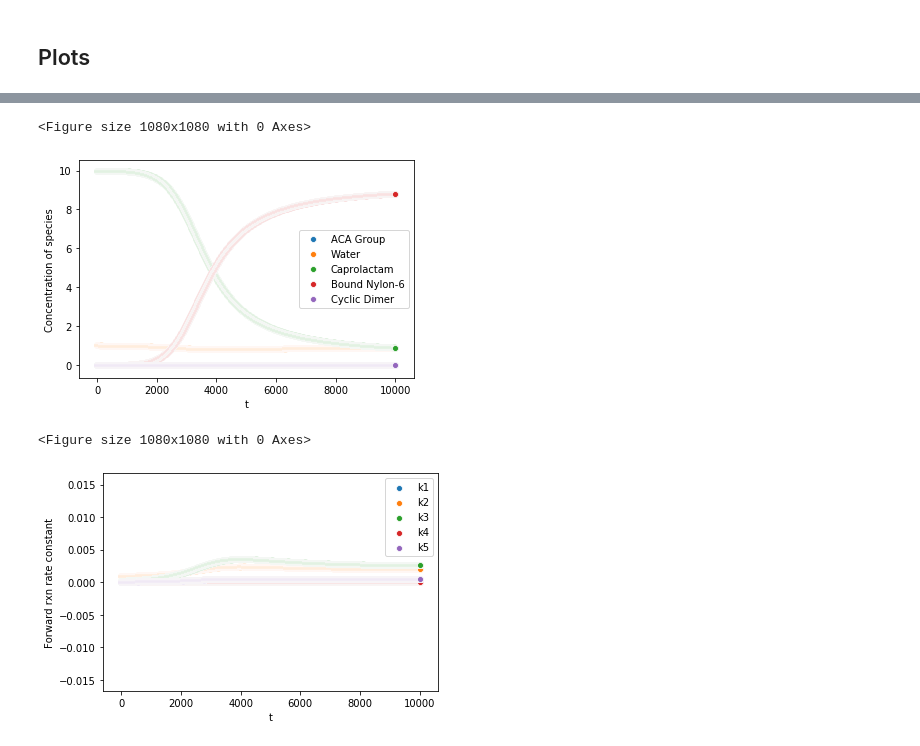
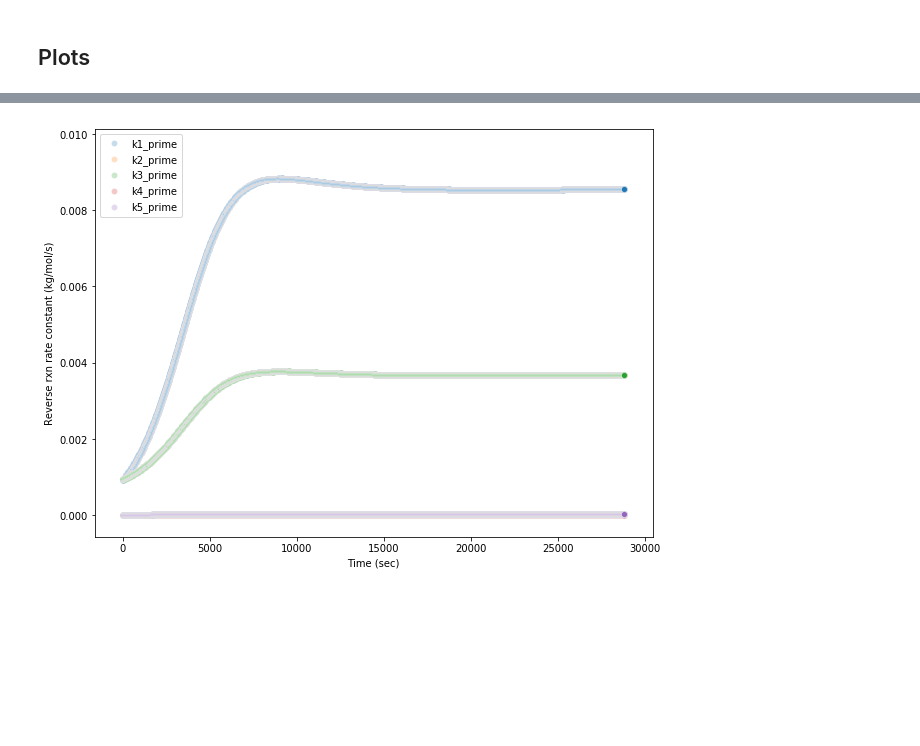
Before and after one commit to cir26/batch-sim, a Jupyter notebook: FiniteDiff_Nylon6_SIM.ipynb, the cells around one changed output, grey strips where cells are left out. Saved outputs shown, nothing was run; the diff lists cells and outputs as text; code cells hidden in the pictures; blank space fills up the shorter version.

```diff
--- a/FiniteDiff_Nylon6_SIM.ipynb
+++ b/FiniteDiff_Nylon6_SIM.ipynb
@@ -176,5 +213,5 @@ k5_prime[0]=k5[0]/exp((delS[5]-(delH[5]/T))/R_const)
 # %%
-# solve difference eqns & store for each time-step
+# solve difference eqns & store each time-step
 for i in range(len(t)-1):
     W[i+1]=nextW(dt,i)
     CL[i+1]=nextCL(dt,i)
@@ -188,6 +225,11 @@ for i in range(len(t)-1):
     TAA[i+1]=nextTAA(dt,i)
     TCHA[i+1]=nextTCHA(dt,i)
 
+    polymer_mass[i+1] = total_mass*((P_1[i+1]*MW['P_1'])+(BACA[i+1]*MW['BACA'])+(TCHA[i+1]*MW['TCHA'])+(TAA[i+1]*MW['TAA'])+(TNH2[i+1]*MW['TNH2'])+(TCOOH[i+1]*MW['TCOOH']))
+    byproduct_mass[i+1] = total_mass*(CD[i+1]*MW['CD']) # kg
+    water_mass[i+1] = total_mass*(W[i+1]*MW['W']) # kg
+
+    m_n[i+1]=next_mn(i+1)
     x_n[i+1]=next_xn(i+1)
 
     k1[i+1]=nextk(1,i+1)
@@ -201,6 +243,15 @@ for i in range(len(t)-1):
     k3_prime[i+1]=nextk_prime(3,i+1)
     k4_prime[i+1]=nextk_prime(4,i+1)
     k5_prime[i+1]=nextk_prime(5,i+1)
+# %%
+# mass fraction of polymer, water, and caprolactam
+X_w=[0]*N
+X_p=[0]*N
+X_c=[0]*N
+for i in range(len(t)):
+    X_p[i] = (P_1[i]*MW['P_1'])+(BACA[i]*MW['BACA']+TCHA[i]*MW['TCHA'])+(TAA[i]*MW['TAA']+(TNH2[i]*MW['TNH2'])+(TCOOH[i]*MW['TCOOH'])) # kg of polymer / total kg
+    X_w[i] = (W[i]*MW['W'])
+    X_c[i] = (CL[i]*MW['CL'])
 # %%
 df = pd.DataFrame({'t':t,
                   'W':W,
@@ -223,4 +274,12 @@ df = pd.DataFrame({'t':t,
                   'k2_prime':k2_prime,
                   'k3_prime':k3_prime,
                   'k4_prime':k4_prime,
-                  'k5_prime':k5_prime})
+                  'k5_prime':k5_prime,
+                  'X_p':X_p,
+                  'X_w':X_w,
+                  'X_c':X_c,
+                  'x_n':x_n,
+                  'm_n':m_n,
+                  'polymer_mass':polymer_mass,
+                  'byproduct_mass':byproduct_mass,
+                  'water_mass':water_mass})
@@ -229,30 +393,15 @@ df = pd.DataFrame({'t':t,
 # %%
-# plot concentration as a function of time for each significant species
-plt.figure(figsize=(15,15))
-fig,ax = plt.subplots()
-sns.scatterplot(x="t", y="P_1", data=df, ax=ax,label="ACA Group")
-sns.scatterplot(x="t", y="W", data=df,ax=ax,label="Water")
-sns.scatterplot(x="t", y="CL", data=df,ax=ax,label="Caprolactam")
-sns.scatterplot(x="t", y="BACA", data=df,ax=ax,label="Bound Nylon-6")
-sns.scatterplot(x="t", y="CD", data=df,ax=ax,label="Cyclic Dimer")
-plt.ylabel("Concentration of species")
+# plot reverse rxn rate constants
+fig, ax = plt.subplots(figsize=(10,7.5))
+sns.scatterplot(x="t", y="k1_prime", data=df, ax=ax,label="k1_prime",alpha=0.25)
+sns.scatterplot(x="t", y="k2_prime", data=df,ax=ax,label="k2_prime",alpha=0.25)
+sns.scatterplot(x="t", y="k3_prime", data=df,ax=ax,label="k3_prime",alpha=0.25)
+sns.scatterplot(x="t", y="k4_prime", data=df,ax=ax,label="k4_prime",alpha=0.25)
+sns.scatterplot(x="t", y="k5_prime", data=df,ax=ax,label="k5_prime",alpha=0.25)
+plt.ylabel("Reverse rxn rate constant (kg/mol/s)")
+plt.xlabel("Time (sec)")
+#plt.xlim(0,21600)
 plt.legend()
 plt.show()
 # %% [output]
-<Figure size 1080x1080 with 0 Axes>
-[figure, old version]
+[figure, new version]
-# %%
-# plot forward rxn rate constants
-plt.figure(figsize=(15,15))
-fig,ax = plt.subplots()
-sns.scatterplot(x="t", y="k1", data=df, ax=ax,label="k1")
-sns.scatterplot(x="t", y="k2", data=df,ax=ax,label="k2")
-sns.scatterplot(x="t", y="k3", data=df,ax=ax,label="k3")
-sns.scatterplot(x="t", y="k4", data=df,ax=ax,label="k4")
-sns.scatterplot(x="t", y="k5", data=df,ax=ax,label="k5")
-plt.ylabel("Forward rxn rate constant")
-plt.legend()
-plt.show()
-# %% [output]
-<Figure size 1080x1080 with 0 Axes>
-[figure, removed]
```
Also changed, not shown: parts of 20 cells of this notebook, 1 other file.
